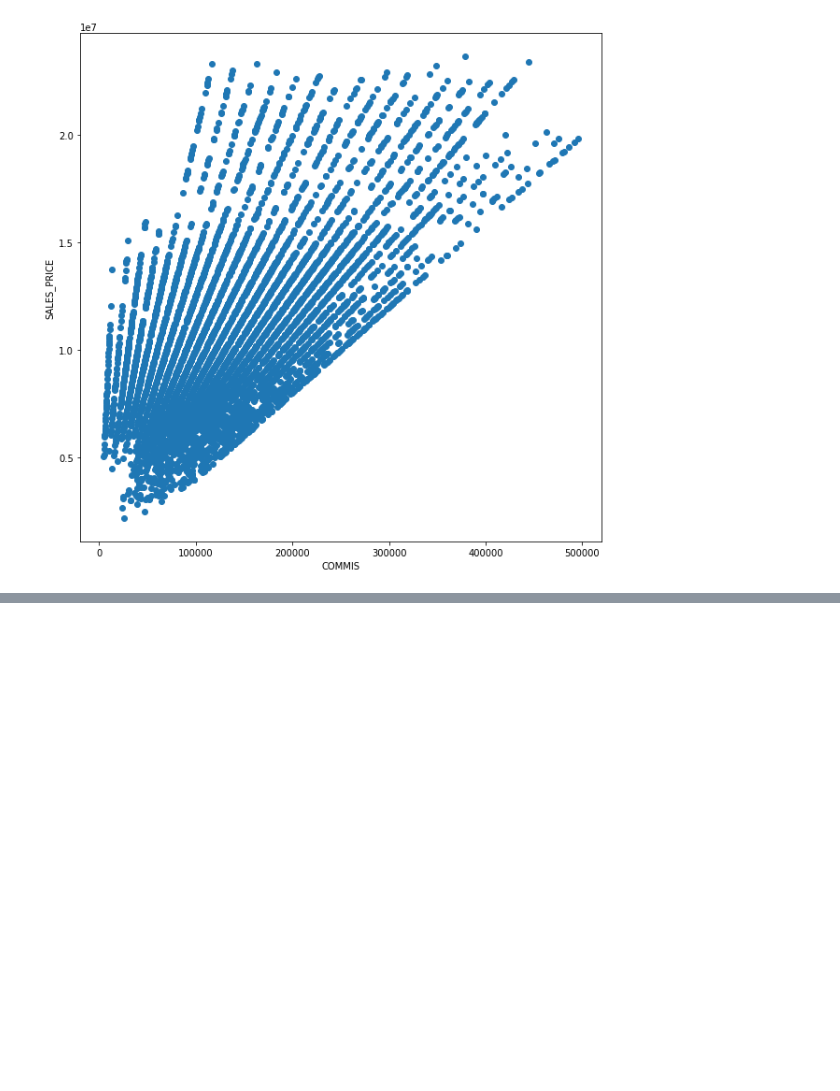
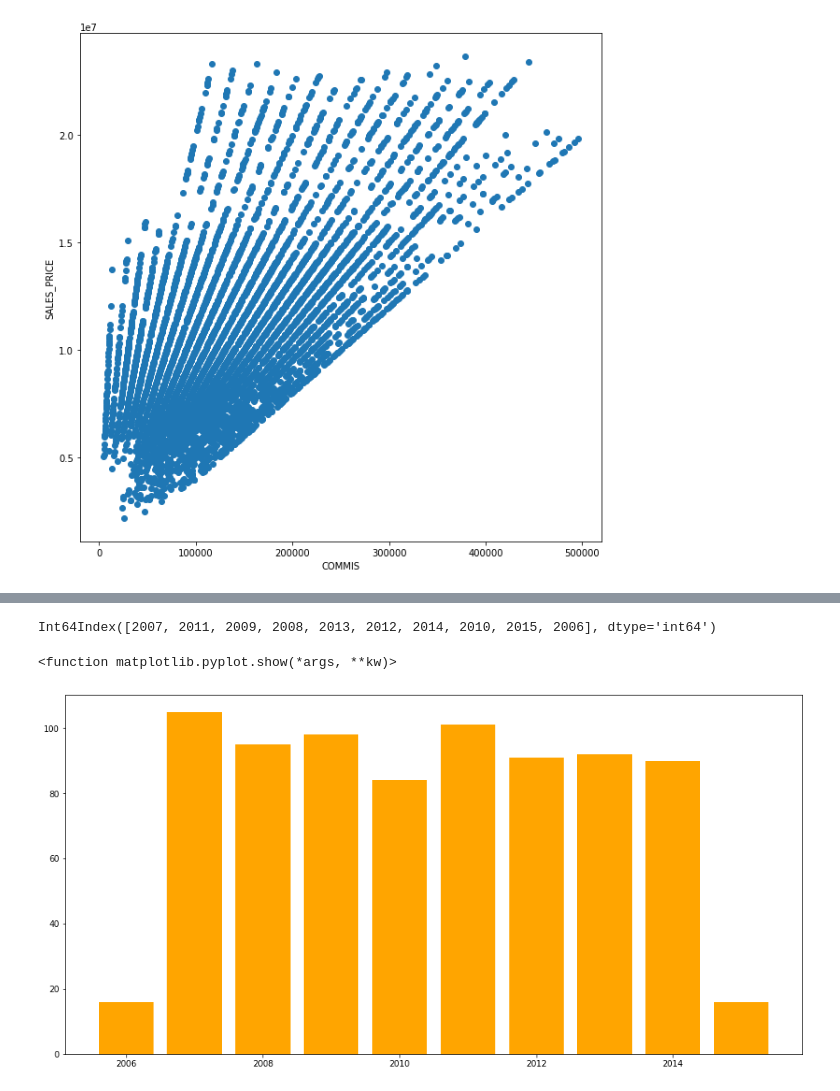
Before and after one commit to prashanth-ds-ml/Guvi, a Jupyter notebook: House_price_prediction_chennai.ipynb, the cells around one changed output, grey strips where cells are left out. Cells and saved outputs as stored; diff of their text form; code cells hidden in the pictures; blank space fills up the shorter version.

```diff
--- a/House_price_prediction_chennai.ipynb
+++ b/House_price_prediction_chennai.ipynb
@@ -428,0 +501,3 @@ scatter(dataset, 'COMMIS')
+# %%
+anna_nagar = df[df['AREA'] == 'Anna Nagar']
+anna_nagar.head()
@@ -428,0 +512,3 @@ scatter(dataset, 'COMMIS')
+# %%
+anna_nagara_yearwise = anna_nagar[['Date_sale_year','SALES_PRICE']]
+anna_nagara_yearwise
@@ -428,0 +529,3 @@ scatter(dataset, 'COMMIS')
+# %%
+anna_nagara_yearwise = anna_nagara_yearwise.sort_values(by=['Date_sale_year'],ascending = False)
+anna_nagara_yearwise.head(20)
@@ -429,3 +550,15 @@ scatter(dataset, 'COMMIS')
+# %%
+anna_nagara_yearwise_count = anna_nagara_yearwise['Date_sale_year'].value_counts()[0:].keys()
+anna_nagara_yearwise_count
+# %% [output]
+Int64Index([2007, 2011, 2009, 2008, 2013, 2012, 2014, 2010, 2015, 2006], dtype='int64')
+# %%
+plt.figure(figsize=(16,8))
+plt.bar(list(anna_nagara_yearwise_count),anna_nagara_yearwise['Date_sale_year'].value_counts()[0:],color = ['orange'])
+plt.show
+# %% [output]
+<function matplotlib.pyplot.show(*args, **kw)>
+[figure, added]
 # %%
 from sklearn.preprocessing import LabelBinarizer
 lb = LabelBinarizer()
```
Also changed, not shown: parts of 42 cells of this notebook.
